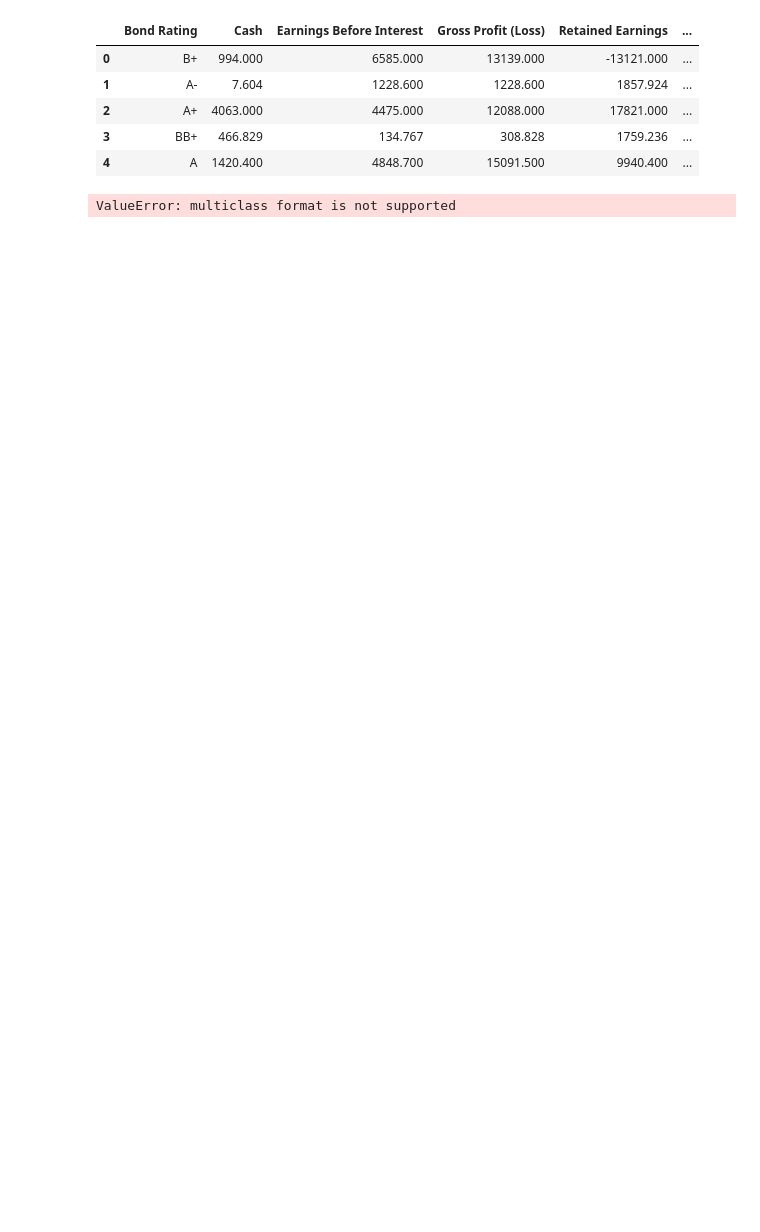
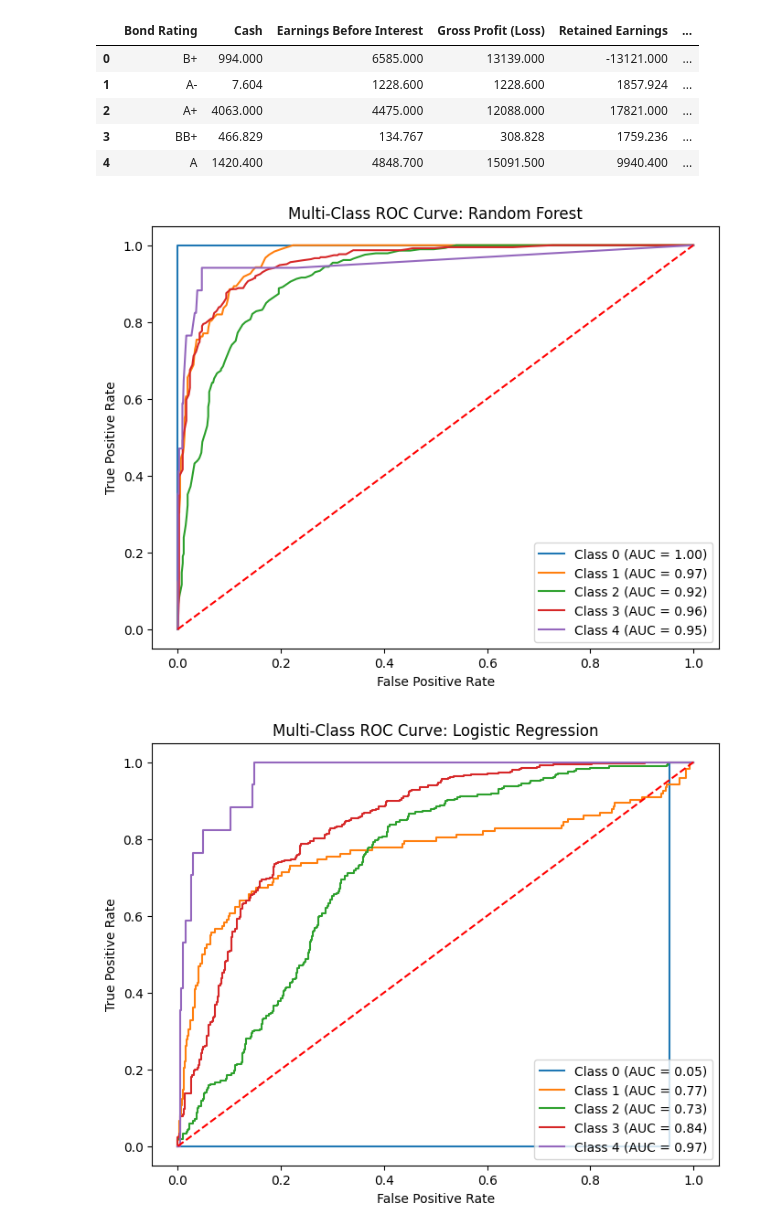
Before and after one commit to notzainn/C300, a Jupyter notebook: creditriskanalysis.ipynb, the cells around one changed output. Saved outputs shown, nothing was run; the diff lists cells and outputs as text; code cells hidden in the pictures; blank space fills up the shorter version.

Commit message:
Comparing models using AUC-ROC graphs and finding best model to choose from in creditriskanalysis.ipynb - Aloysius

```diff
--- a/creditriskanalysis.ipynb
+++ b/creditriskanalysis.ipynb
@@ -67,35 +67,37 @@ dectree_pred = dectree_model.predict(X_test)
 xgb_model = xgb.XGBClassifier(random_state=42)
 xgb_model.fit(X_train, y_train)
 xgb_pred = xgb_model.predict(X_test)
-# %%
-pred1 = rf.predict_proba(X_test)
-pred2 = logreg_model.predict_proba(X_test)
-pred3 = dectree_model.predict_proba(X_test)
-pred4 = xgb_model.predict_proba(X_test)
-
-
-#Plot AUC-ROC
-false_positive_rate_1, true_positive_rate_1, thresholds_1 = roc_curve(y_test, pred1[:,1])
-roc_auc_1 = auc(false_positive_rate_1, true_positive_rate_1)
-
-false_positive_rate_2, true_positive_rate_2, thresholds_2 = roc_curve(y_test, pred2[:,1])
-roc_auc_2 = auc(false_positive_rate_2, true_positive_rate_2)
-
-false_positive_rate_4, true_positive_rate_4, thresholds_4 = roc_curve(y_test, pred4[:,1])
-roc_auc_4 = auc(false_positive_rate_4, true_positive_rate_4)
-
-plt.figure(figsize=(7,7))
-plt.title('AUC-ROC of Benchmark Models')
-plt.plot(false_positive_rate_1, true_positive_rate_1, 'b', label = 'Random Forest'  % roc_auc_1)
-plt.plot(false_positive_rate_2, true_positive_rate_2, 'y', label = 'Logit Model'  % roc_auc_2)
-plt.plot(false_positive_rate_4, true_positive_rate_4, 'orange', label = 'XGBoost'  % roc_auc_4)
-
-plt.legend(loc = 'lower right')
-plt.plot([0, 1], [0, 1],'r--')
-plt.xlim([0, 1])
-plt.ylim([0, 1])
-plt.ylabel('True Positive Rate')
-plt.xlabel('False Positive Rate')
-plt.show()
-# %% [output]
-ValueError: multiclass format is not supported
+# %%
+classes = np.unique(y_test)
+y_test_binarized = label_binarize(y_test, classes=classes)
+n_classes = len(classes)
+
+pred1 = rf.predict_proba(X_test)
+pred2 = logreg_model.predict_proba(X_test)
+pred3 = dectree_model.predict_proba(X_test)
+pred4 = dectree_model.predict_proba(X_test)
+
+models = [
+    ("Random Forest", rf.predict_proba(X_test)),
+    ("Logistic Regression", logreg_model.predict_proba(X_test)),
+    ("Decision Tree", dectree_model.predict_proba(X_test)),
+    ("XGBoost", xgb_model.predict_proba(X_test)),
+]
+
+for model_name, pred in models:
+    plt.figure(figsize=(8, 6))
+    plt.title(f'Multi-Class ROC Curve: {model_name}')
+
+    for i, class_label in enumerate(classes):
+        fpr, tpr, _ = roc_curve(y_test_binarized[:, i], pred[:, i])
+        roc_auc = auc(fpr, tpr)
+        plt.plot(fpr, tpr, label=f'Class {class_label} (AUC = {roc_auc:.2f})')
+
+    plt.plot([0, 1], [0, 1], 'r--')  # Random chance line
+    plt.xlabel('False Positive Rate')
+    plt.ylabel('True Positive Rate')
+    plt.legend(loc='lower right')
+    plt.show()
+# %% [output]
+[figure, added]
+[figure, added]
```
Also changed, not shown: parts of 4 cells of this notebook, 2 other files.
